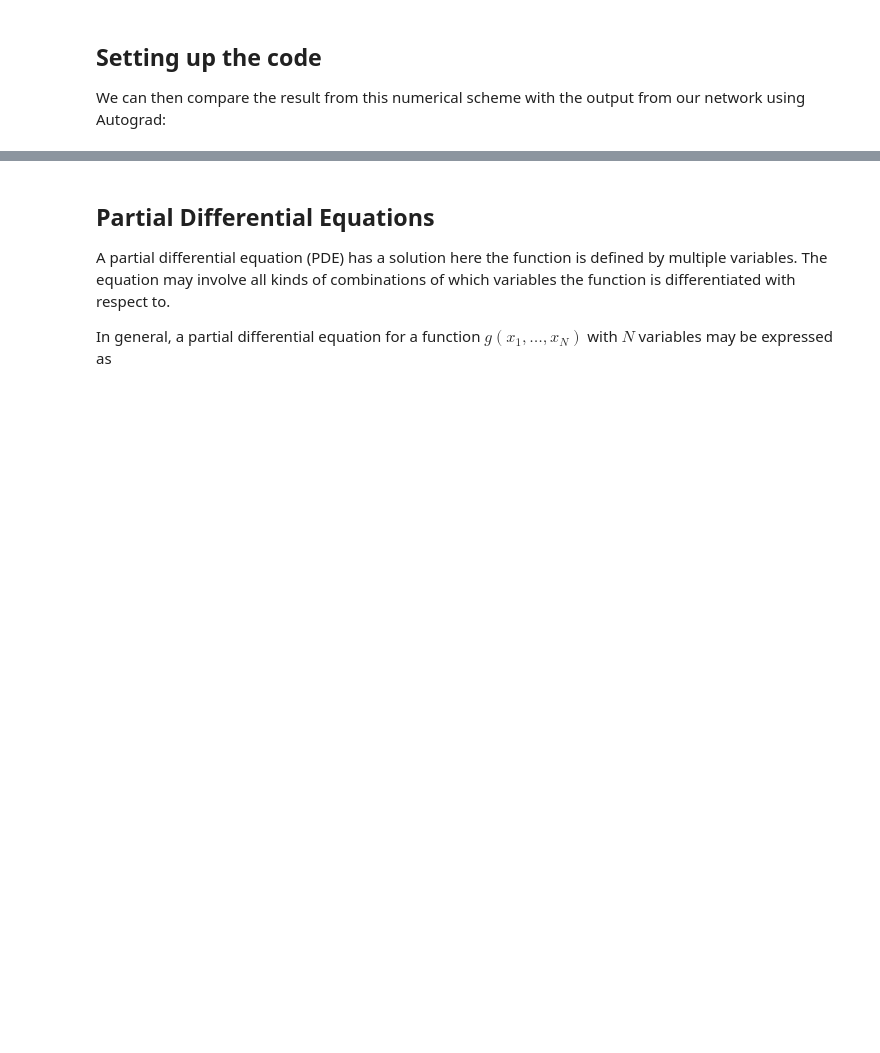
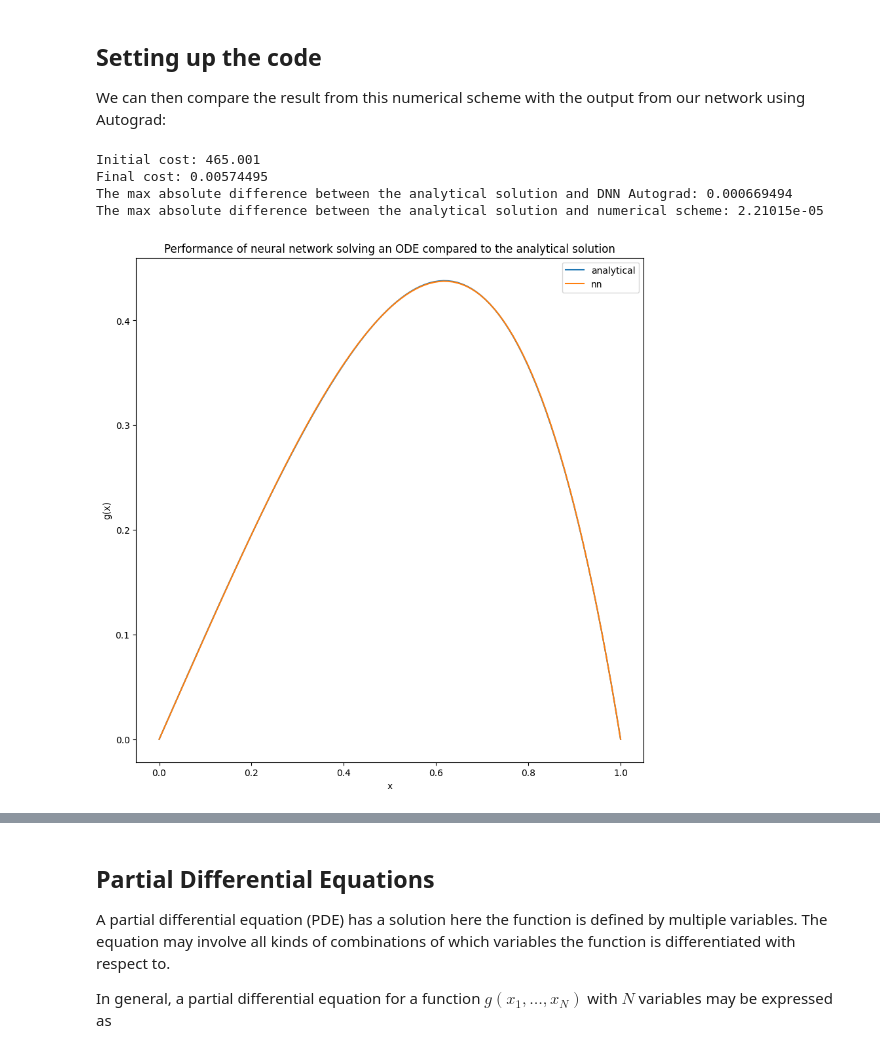
Before and after one commit to mhjensen/MLcourseUnivDelValle, a Jupyter notebook: doc/pub/LectureNovember/ipynb/LectureNovember.ipynb, the cells around one changed output, grey strips where cells are left out. Drawn from its saved outputs; the diff is of its cells as text; code cells hidden in the pictures; blank space fills up the shorter version.

```diff
--- a/doc/pub/LectureNovember/ipynb/LectureNovember.ipynb
+++ b/doc/pub/LectureNovember/ipynb/LectureNovember.ipynb
@@ -4151,7 +4178,7 @@ if __name__ == '__main__':
     npr.seed(4155)
 
     ## Decide the vales of arguments to the function to solve
-    Nx = 10
+    Nx = 100
     x = np.linspace(0,1, Nx)
 
     ## Set up the initial parameters
@@ -4190,30 +4217,36 @@ if __name__ == '__main__':
         A[i,i] = 2
         A[i,i+1] = -1
 
     A[Nx - 3, Nx - 4] = -1
     A[Nx - 3, Nx - 3] = 2
 
     # Set up the vector f
     f_vec = dx**2 * f(x[1:-1])
 
     # Solve the equation
     g_res = np.linalg.solve(A,f_vec)
 
     g_vec = np.zeros(Nx)
     g_vec[1:-1] = g_res
 
     # Print the differences between each method
     max_diff1 = np.max(np.abs(g_dnn_ag - g_analytical))
     max_diff2 = np.max(np.abs(g_vec - g_analytical))
     print("The max absolute difference between the analytical solution and DNN Autograd: %g"%max_diff1)
     print("The max absolute difference between the analytical solution and numerical scheme: %g"%max_diff2)
 
     # Plot the results
     plt.figure(figsize=(10,10))
 
     plt.plot(x,g_vec)
     plt.plot(x,g_analytical)
     plt.plot(x,g_dnn_ag[0,:])
 
     plt.legend(['numerical scheme','analytical','dnn'])
     plt.show()
+# %% [output]
+Initial cost: 465.001
+Final cost: 0.00574495
+The max absolute difference between the analytical solution and DNN Autograd: 0.000669494
+The max absolute difference between the analytical solution and numerical scheme: 2.21015e-05
+[figure, added]
```
Also changed, not shown: parts of 6 cells of this notebook.
